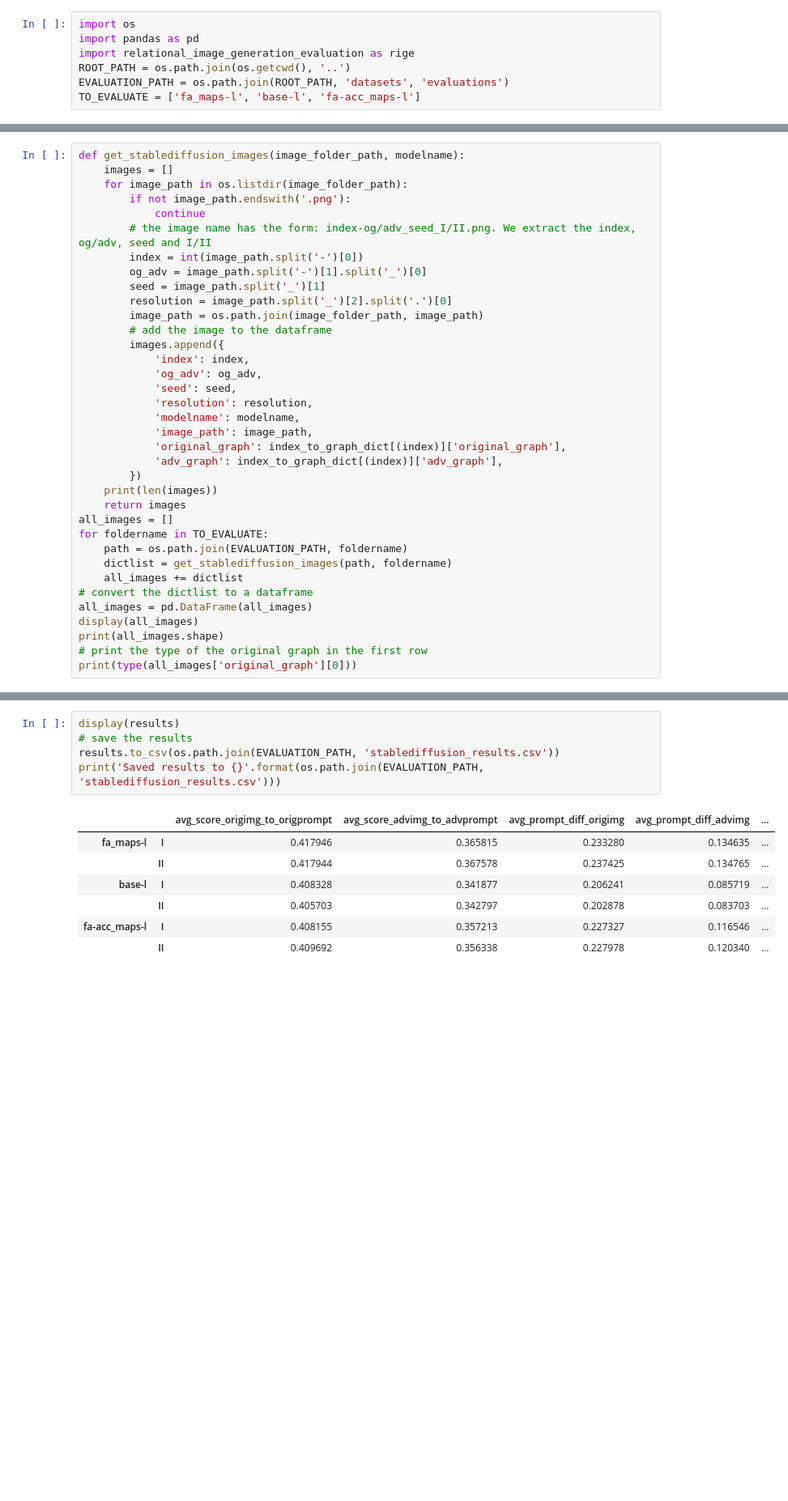
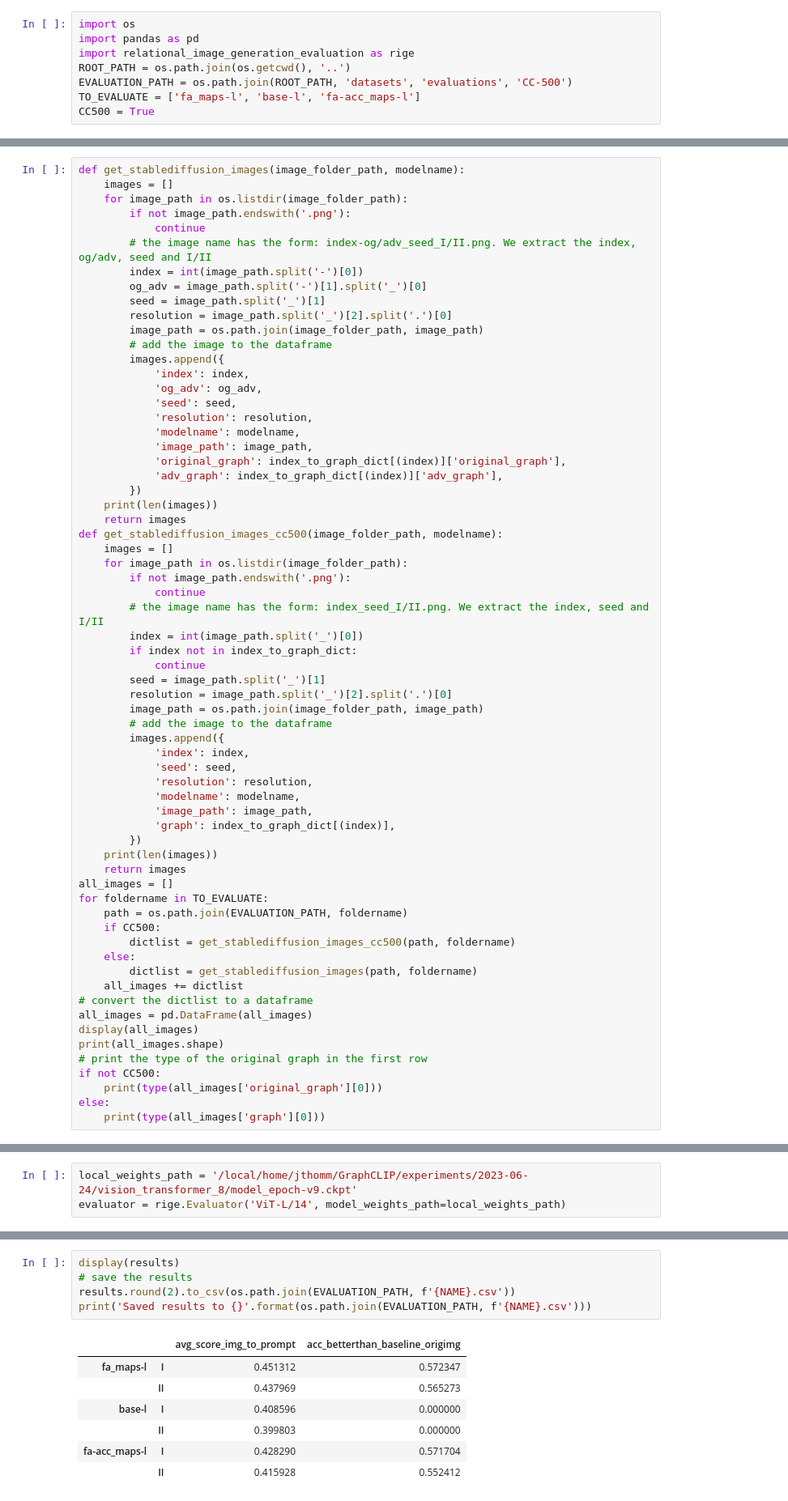
Before and after one commit to roberthoenig/GraphCLIP, a Jupyter notebook: notebooks/evaluate_stablediffusion_images.ipynb, the cells around one changed output, grey strips where cells are left out. Shown: that part at 81% size. Drawn from its saved outputs; the diff is of its cells as text; blank space fills up the shorter version.

```diff
--- a/notebooks/evaluate_stablediffusion_images.ipynb
+++ b/notebooks/evaluate_stablediffusion_images.ipynb
@@ -7,5 +7,6 @@ import os
 import pandas as pd
 import relational_image_generation_evaluation as rige
 ROOT_PATH = os.path.join(os.getcwd(), '..')
-EVALUATION_PATH = os.path.join(ROOT_PATH, 'datasets', 'evaluations')
+EVALUATION_PATH = os.path.join(ROOT_PATH, 'datasets', 'evaluations', 'CC-500')
 TO_EVALUATE = ['fa_maps-l', 'base-l', 'fa-acc_maps-l']
+CC500 = True
@@ -41,15 +73,44 @@ def get_stablediffusion_images(image_folder_path, modelname):
         })
     print(len(images))
     return images
+def get_stablediffusion_images_cc500(image_folder_path, modelname):
+    images = []
+    for image_path in os.listdir(image_folder_path):
+        if not image_path.endswith('.png'):
+            continue
+        # the image name has the form: index_seed_I/II.png. We extract the index, seed and I/II
+        index = int(image_path.split('_')[0])
+        if index not in index_to_graph_dict:
+            continue
+        seed = image_path.split('_')[1]
+        resolution = image_path.split('_')[2].split('.')[0]
+        image_path = os.path.join(image_folder_path, image_path)
+        # add the image to the dataframe
+        images.append({
+            'index': index,
+            'seed': seed,
+            'resolution': resolution,
+            'modelname': modelname,
+            'image_path': image_path,
+            'graph': index_to_graph_dict[(index)],
+        })
+    print(len(images))
+    return images
 all_images = []
 for foldername in TO_EVALUATE:
     path = os.path.join(EVALUATION_PATH, foldername)
-    dictlist = get_stablediffusion_images(path, foldername)
+    if CC500:
+        dictlist = get_stablediffusion_images_cc500(path, foldername)
+    else:
+        dictlist = get_stablediffusion_images(path, foldername)
     all_images += dictlist
 # convert the dictlist to a dataframe
 all_images = pd.DataFrame(all_images)
 display(all_images)
 print(all_images.shape)
 # print the type of the original graph in the first row
-print(type(all_images['original_graph'][0]))
+if not CC500:
+    print(type(all_images['original_graph'][0]))
+else:
+    print(type(all_images['graph'][0]))
 # %% [output]
@@ -142,0 +213,3 @@ Using text embeddings as input to the model.
+# %%
+local_weights_path = '/local/home/jthomm/GraphCLIP/experiments/2023-06-24/vision_transformer_8/model_epoch-v9.ckpt'
+evaluator = rige.Evaluator('ViT-L/14', model_weights_path=local_weights_path)
@@ -265,13 +348,13 @@ Modelname: fa-acc_maps-l, resolution: II
 # %%
 display(results)
 # save the results
-results.to_csv(os.path.join(EVALUATION_PATH, 'stablediffusion_results.csv'))
-print('Saved results to {}'.format(os.path.join(EVALUATION_PATH, 'stablediffusion_results.csv')))
+results.round(2).to_csv(os.path.join(EVALUATION_PATH, f'{NAME}.csv'))
+print('Saved results to {}'.format(os.path.join(EVALUATION_PATH, f'{NAME}.csv')))
 # %% [output]
-|  |  | avg_score_origimg_to_origprompt | avg_score_advimg_to_advprompt | avg_prompt_diff_origimg | avg_prompt_diff_advimg | ... |
-| fa_maps-l | I | 0.417946 | 0.365815 | 0.233280 | 0.134635 | ... |
-|  | II | 0.417944 | 0.367578 | 0.237425 | 0.134765 | ... |
-| base-l | I | 0.408328 | 0.341877 | 0.206241 | 0.085719 | ... |
-|  | II | 0.405703 | 0.342797 | 0.202878 | 0.083703 | ... |
-| fa-acc_maps-l | I | 0.408155 | 0.357213 | 0.227327 | 0.116546 | ... |
-|  | II | 0.409692 | 0.356338 | 0.227978 | 0.120340 | ... |
+|  |  | avg_score_img_to_prompt | acc_betterthan_baseline_origimg |
+| fa_maps-l | I | 0.451312 | 0.572347 |
+|  | II | 0.437969 | 0.565273 |
+| base-l | I | 0.408596 | 0.000000 |
+|  | II | 0.399803 | 0.000000 |
+| fa-acc_maps-l | I | 0.428290 | 0.571704 |
+|  | II | 0.415928 | 0.552412 |
```
Also changed, not shown: parts of 12 cells of this notebook, 7 other files.
